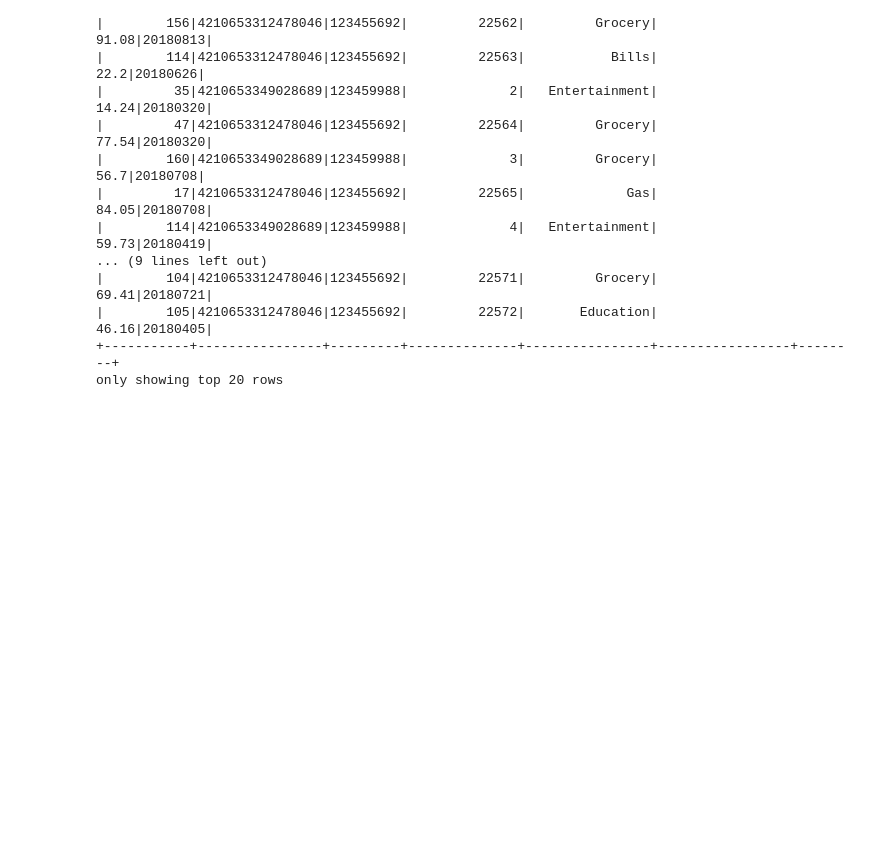
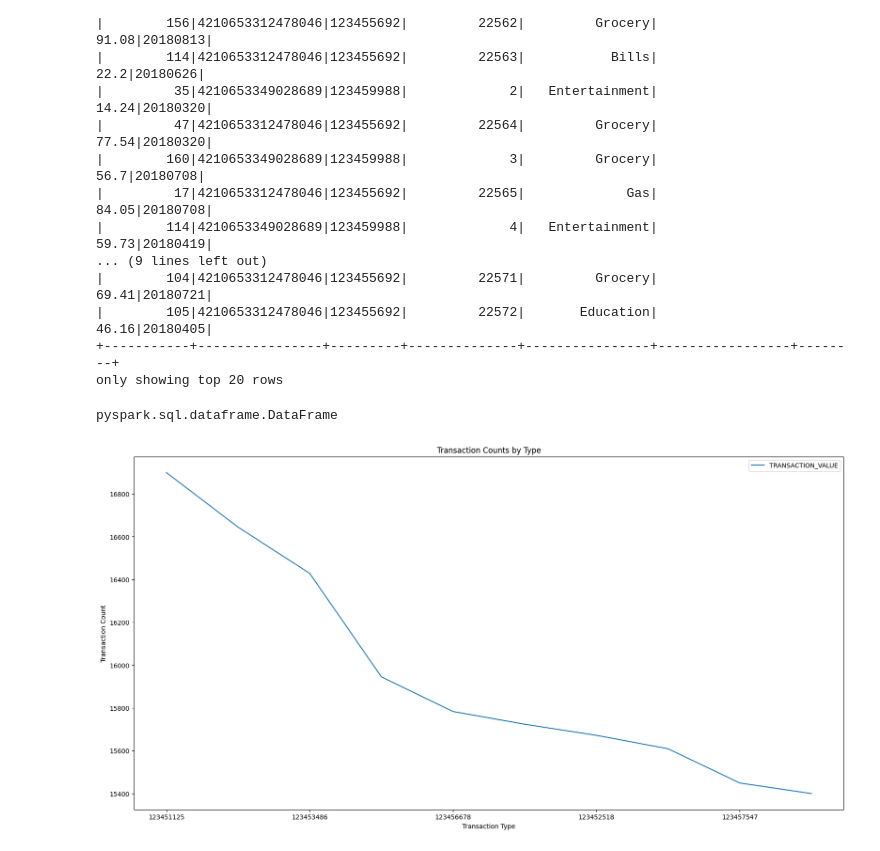
Before and after one commit to Shweta-rg/CapstoneETL, a Jupyter notebook: CREDIT_EXTRACTION.ipynb, the cells around one changed output. Drawn from its saved outputs; the diff is of its cells as text; code cells hidden in the pictures; blank space fills up the shorter version.

Commit message:
added visualization too

```diff
--- a/CREDIT_EXTRACTION.ipynb
+++ b/CREDIT_EXTRACTION.ipynb
@@ -94,3 +94,9 @@ df_new1.show()
 |        105|4210653312478046|123455692|         22572|       Education|            46.16|20180405|
 +-----------+----------------+---------+--------------+----------------+-----------------+--------+
 only showing top 20 rows
+# %%
+type(df_new1)
+# %% [output]
+pyspark.sql.dataframe.DataFrame
+# %%
+df=df_new1.toPandas()
@@ -96,0 +115,23 @@ only showing top 20 rows
+# %%
+
+import pandas as pd
+import matplotlib.pyplot as plt
+
+#df_cc = pd.read_json(r'C:\Users\ngupt\OneDrive\Desktop\perschoolas\CapstoneETL\json\cdw_sapp_credit.json',  lines = True)
+# print(df_cc)
+
+df['CUST_SSN'] = df['CUST_SSN'].astype('string')
+
+
+df_cc1 = df[['CUST_SSN', 'TRANSACTION_VALUE']].groupby(df['CUST_SSN']).sum()
+df_cc1.reset_index(inplace=True)
+df_cc1=df_cc1.sort_values(by=['TRANSACTION_VALUE'],ascending=False)
+df_cctop=df_cc1.head(10)
+
+df_cctop.plot(kind='line', x='CUST_SSN', y='TRANSACTION_VALUE', figsize=(20,10))
+plt.title('Transaction Counts by Type')
+plt.xlabel('Transaction Type')
+plt.ylabel('Transaction Count')
+plt.show()
+# %% [output]
+[figure, added]
```
Also changed, not shown: parts of 2 cells of this notebook.
